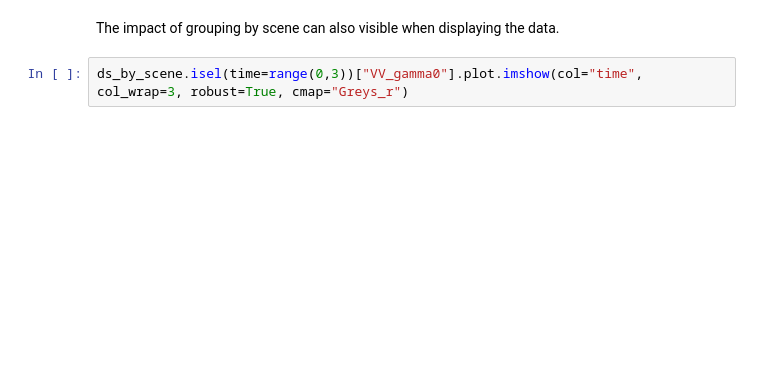
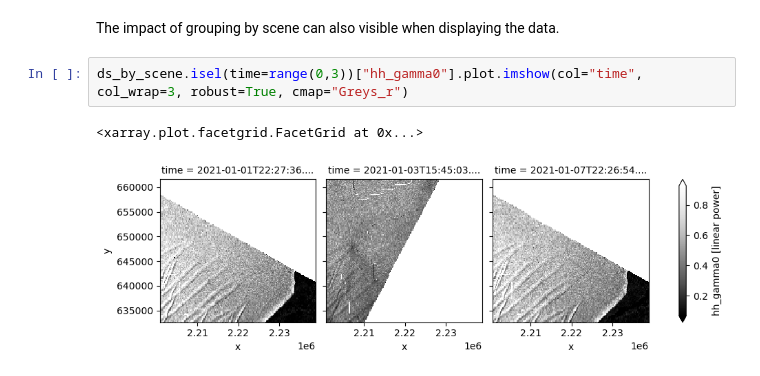
Before and after one commit to eloise-b/de-sar-sample-data, a Jupyter notebook: demo_notebooks/tutorial/04_loading_with_datacube.ipynb, the cells around one changed output. Saved outputs shown, nothing was run; the diff lists cells and outputs as text; blank space fills up the shorter version.

```diff
--- a/demo_notebooks/tutorial/04_loading_with_datacube.ipynb
+++ b/demo_notebooks/tutorial/04_loading_with_datacube.ipynb
@@ -262,4 +551,7 @@ ds_by_scene
 # %% [markdown]
 The impact of grouping by scene can also visible when displaying the data.
 # %%
-ds_by_scene.isel(time=range(0,3))["VV_gamma0"].plot.imshow(col="time", col_wrap=3, robust=True, cmap="Greys_r")
+ds_by_scene.isel(time=range(0,3))["hh_gamma0"].plot.imshow(col="time", col_wrap=3, robust=True, cmap="Greys_r")
+# %% [output]
+<xarray.plot.facetgrid.FacetGrid at 0x...>
+[figure, added]
```
Also changed, not shown: parts of 17 cells of this notebook.
